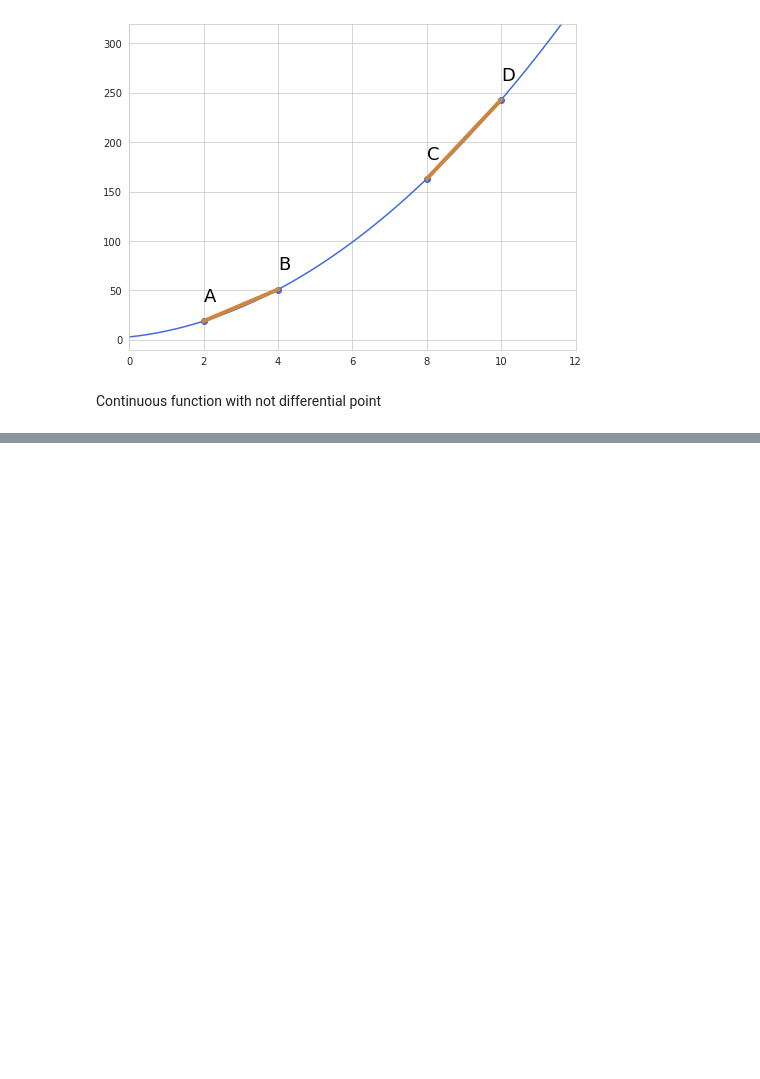
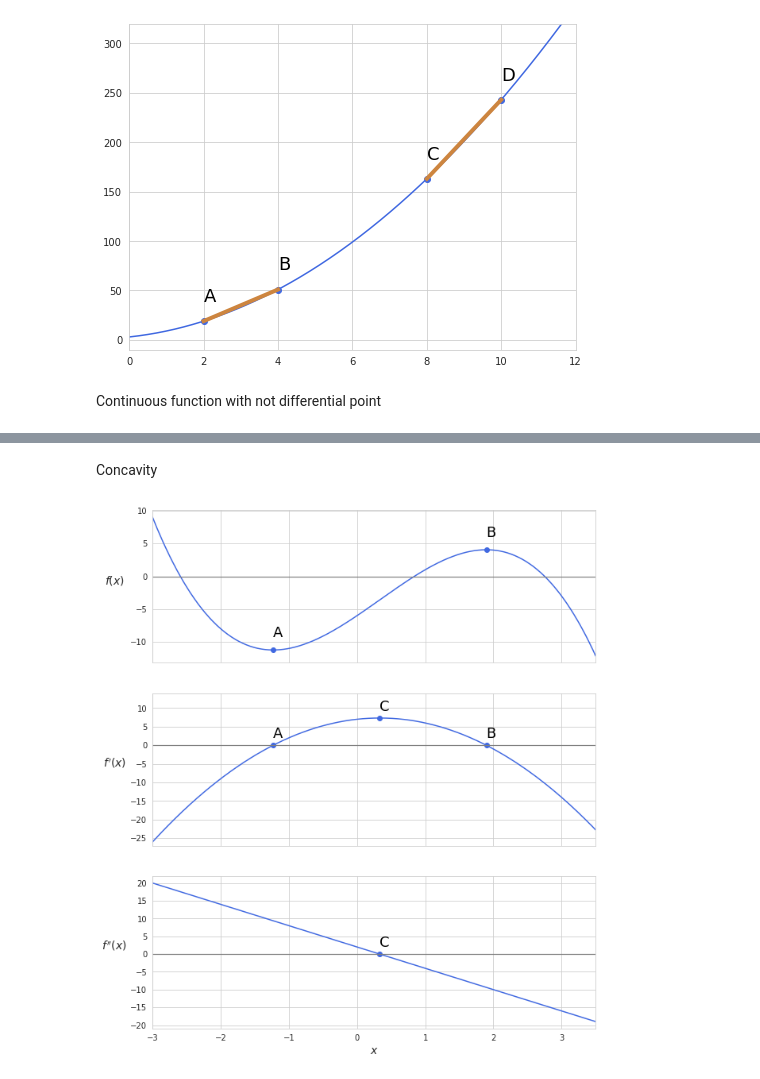
Before and after one commit to vzahorui/vzahorui.github.io, a Jupyter notebook: jupyter_notebooks/calculus/plot_derivatives.ipynb, the cells around one changed output, grey strips where cells are left out. Cells and saved outputs as stored; diff of their text form; code cells hidden in the pictures; blank space fills up the shorter version.

```diff
--- a/jupyter_notebooks/calculus/plot_derivatives.ipynb
+++ b/jupyter_notebooks/calculus/plot_derivatives.ipynb
@@ -112,0 +163,38 @@ plt.savefig('../../assets/images/calculus/plot_no_slope.png', bbox_inches='tight
+# %% [markdown]
+Concavity
+# %%
+with sns.axes_style("whitegrid"):
+    fig, ax = plt.subplots(3, 1, figsize=(10,12), sharex=True)
+
+x = np.linspace(-3, 3.5, 600)
+y = -x**3+x**2+7*x-6
+y1 = -3*x**2+2*x+7
+y2 = -6*x+2
+
+ax[0].plot(x, y, color='royalblue')
+ax[0].scatter([1.896805, -1.23], [4.0510479, -11.23623309], color='royalblue')
+ax[0].annotate('A', xy=(-1.23, -11.23623309+2), fontsize = 18)
+ax[0].annotate('B', xy=(1.896805, 4.0510479+2), fontsize = 18)
+
+ax[1].plot(x, y1, color='royalblue')
+ax[1].scatter([1.896805, -1.23, 0.33333], [0, 0, 7.3333], color='royalblue')
+ax[1].annotate('A', xy=(-1.23, 0+2), fontsize = 18)
+ax[1].annotate('B', xy=(1.896805, 0+2), fontsize = 18)
+ax[1].annotate('C', xy=(0.33333, 7.3333+2), fontsize = 18)
+ax[1].set_ylim(-27, 14)
+
+ax[2].plot(x, y2, color='royalblue')
+ax[2].scatter(0.33333, 0, color='royalblue')
+ax[2].annotate('C', xy=(0.33333, 0+2), fontsize = 18)
+
+ax[0].set_ylabel('$f(x)$', fontsize=14, rotation=0, labelpad=20)
+ax[1].set_ylabel('$f\'(x)$', fontsize=14, rotation=0, labelpad=20)
+ax[2].set_ylabel('$f\'\'(x)$', fontsize=14, rotation=0, labelpad=20)
+ax[2].set_xlabel('$x$', fontsize=14)
+
+for ax in ax:
+    ax.set_xlim(-3, 3.5)
+    ax.plot([-10, 10], [0, 0], color='grey', linewidth=1.2)
+plt.savefig('../../assets/images/calculus/plot_concavity.png', bbox_inches='tight');
+# %% [output]
+[figure, added]
```
Also changed, not shown: parts of 5 cells of this notebook, 6 other files.
